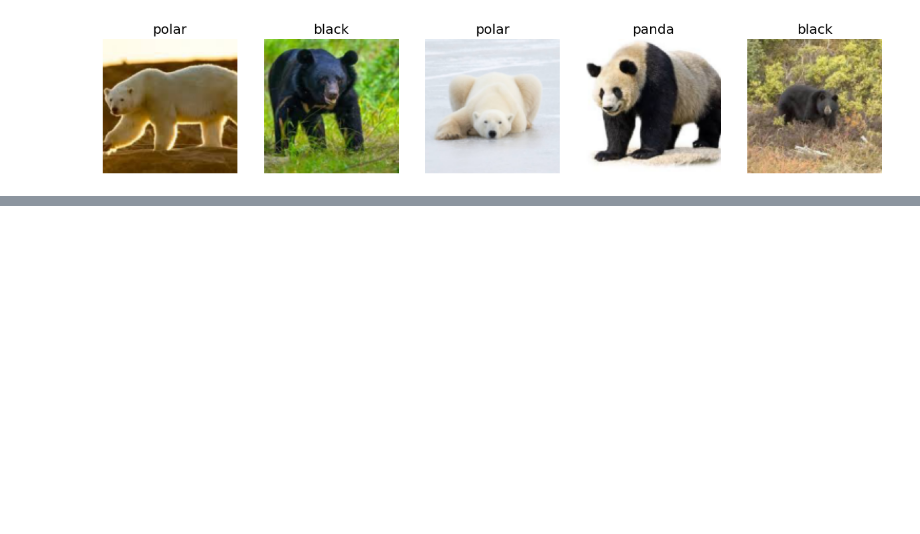
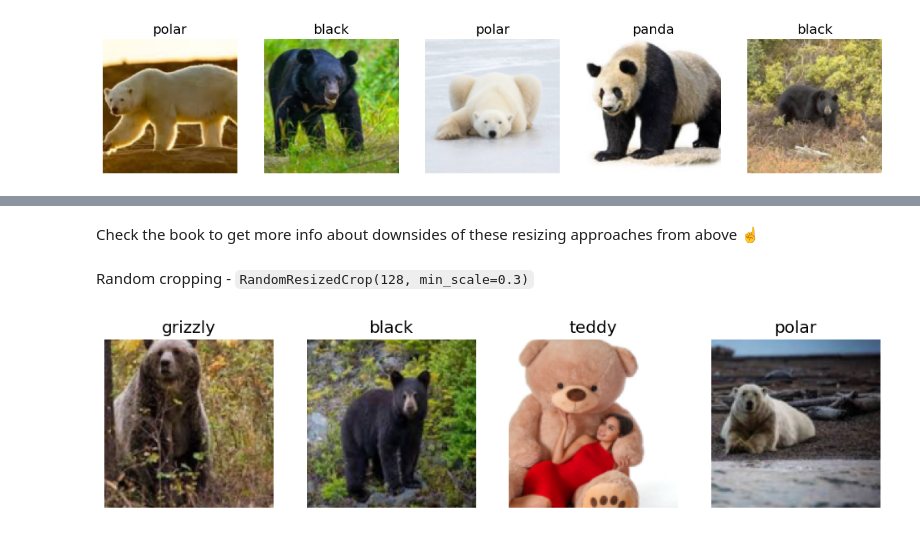
Before and after one commit to coffius/fastbook-2024, a Jupyter notebook: notebooks/chapter_2_bears.ipynb, the cells around one changed output, grey strips where cells are left out. Saved outputs shown, nothing was run; the diff lists cells and outputs as text; code cells hidden in the pictures; blank space fills up the shorter version.

```diff
--- a/notebooks/chapter_2_bears.ipynb
+++ b/notebooks/chapter_2_bears.ipynb
@@ -32,0 +54,9 @@ dls.valid.show_batch(max_n=5, nrows=1)
+# %% [markdown]
+Check the book to get more info about downsides of these resizing approaches from above ☝
+# %% [markdown]
+Random cropping - `RandomResizedCrop(128, min_scale=0.3)`
+# %%
+rng_cropped_bears = bears_data_block.new(item_tfms=RandomResizedCrop(128, min_scale=0.3))
+rng_cropped_bears.dataloaders(dataset_path).train.show_batch(max_n=4, nrows=1)
+# %% [output]
+[figure, added]
```
Also changed, not shown: parts of 36 cells of this notebook.
